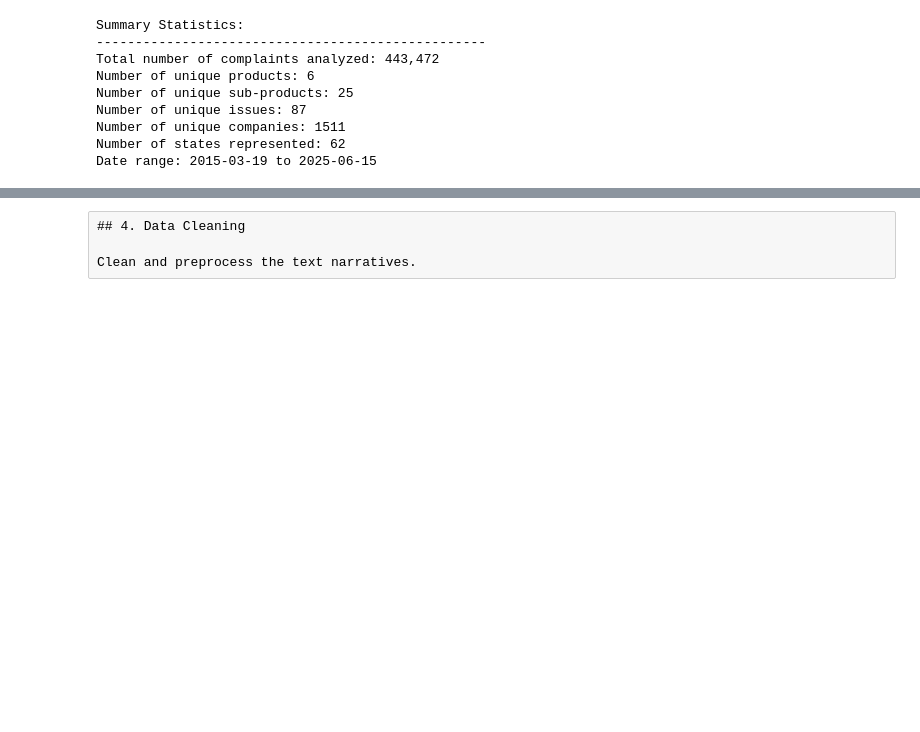
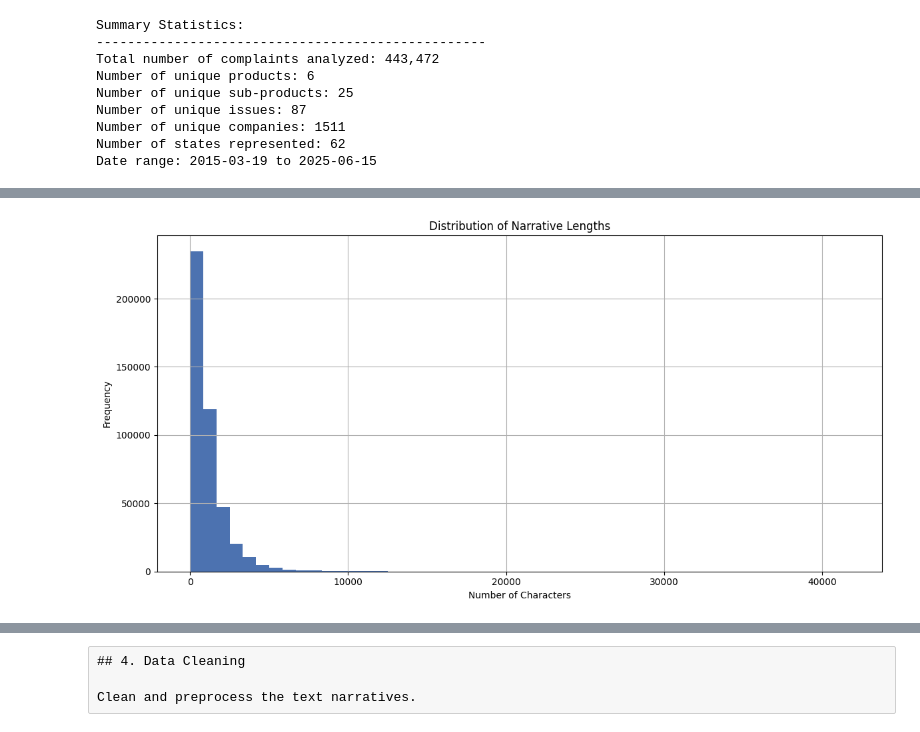
Before and after one commit to mikiyasegaye/Intelligent-Complaint-Analysis-for-Financial-Services, a Jupyter notebook: notebooks/01_exploratory_data_analysis.ipynb, the cells around one changed output, grey strips where cells are left out. Cells and saved outputs as stored; diff of their text form; code cells hidden in the pictures; blank space fills up the shorter version.

```diff
--- a/notebooks/01_exploratory_data_analysis.ipynb
+++ b/notebooks/01_exploratory_data_analysis.ipynb
@@ -848,0 +857,87 @@ Analyze the length and content of complaint narratives.
+# %%
+# Import additional required packages
+import nltk
+from nltk.tokenize import word_tokenize, sent_tokenize
+from nltk.corpus import stopwords
+from nltk.util import ngrams
+from collections import Counter
+import re
+from textblob import TextBlob
+
+# Download all required NLTK data
+print("Downloading required NLTK data...")
+nltk.download('punkt')
+nltk.download('stopwords')
+nltk.download('averaged_perceptron_tagger')
+nltk.download('punkt_tab')
+
+# Verify the downloads
+try:
+    # Test tokenization
+    test_text = "This is a test sentence. This is another one."
+    sent_tokenize(test_text)
+    word_tokenize(test_text)
+    print("\nNLTK resources successfully downloaded and tested!")
+except LookupError as e:
+    print("\nError: Some NLTK resources are missing. Please run the downloads again.")
+    raise e
+
+# Get the narrative column
+narrative_col = 'Consumer complaint narrative'
+clean_narratives = df_processed[df_processed['clean_narrative'].notna()]['clean_narrative']
+
+print("Basic Text Statistics")
+print("-" * 50)
+
+# Overall statistics
+total_complaints = len(df_processed)
+complaints_with_narratives = len(clean_narratives)
+avg_length = clean_narratives.str.len().mean()
+max_length = clean_narratives.str.len().max()
+min_length = clean_narratives.str.len().min()
+
+print(f"Total complaints: {total_complaints:,}")
+print(f"Complaints with narratives: {complaints_with_narratives:,} ({complaints_with_narratives/total_complaints:.1%})")
+print(f"\nNarrative Length Statistics:")
+print(f"Average length: {avg_length:.0f} characters")
+print(f"Maximum length: {max_length:,} characters")
+print(f"Minimum length: {min_length:,} characters")
+
+# Length distribution visualization
+plt.figure(figsize=(12, 6))
+clean_narratives.str.len().hist(bins=50)
+plt.title('Distribution of Narrative Lengths')
+plt.xlabel('Number of Characters')
+plt.ylabel('Frequency')
+plt.tight_layout()
+plt.show()
+
+# Sentence statistics
+sentence_counts = clean_narratives.apply(lambda x: len(sent_tokenize(x)))
+avg_sentences = sentence_counts.mean()
+max_sentences = sentence_counts.max()
+
+print(f"\nSentence Statistics:")
+print(f"Average sentences per complaint: {avg_sentences:.1f}")
+print(f"Maximum sentences in a complaint: {max_sentences:.0f}")
+
+# Word statistics
+word_counts = clean_narratives.apply(lambda x: len(word_tokenize(x)))
+avg_words = word_counts.mean()
+max_words = word_counts.max()
+min_words = word_counts.min()
+
+print(f"\nWord Statistics:")
+print(f"Average words per complaint: {avg_words:.1f}")
+print(f"Maximum words in a complaint: {max_words:.0f}")
+print(f"Minimum words in a complaint: {min_words:.0f}")
+
+# Visualize word count distribution
+plt.figure(figsize=(12, 6))
+word_counts.hist(bins=50)
+plt.title('Distribution of Word Counts')
+plt.xlabel('Number of Words')
+plt.ylabel('Frequency')
+plt.tight_layout()
+plt.show()
+# %% [output]
@@ -848,0 +968 @@ Analyze the length and content of complaint narratives.
+[figure, added]
```
Also changed, not shown: parts of 6 cells of this notebook.
